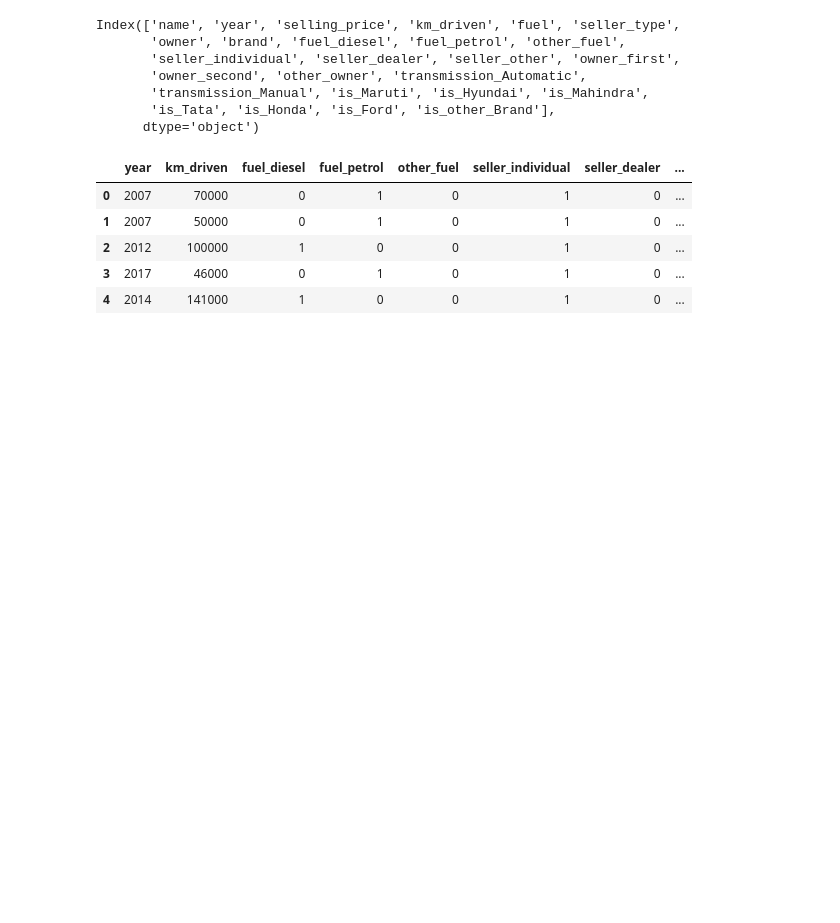
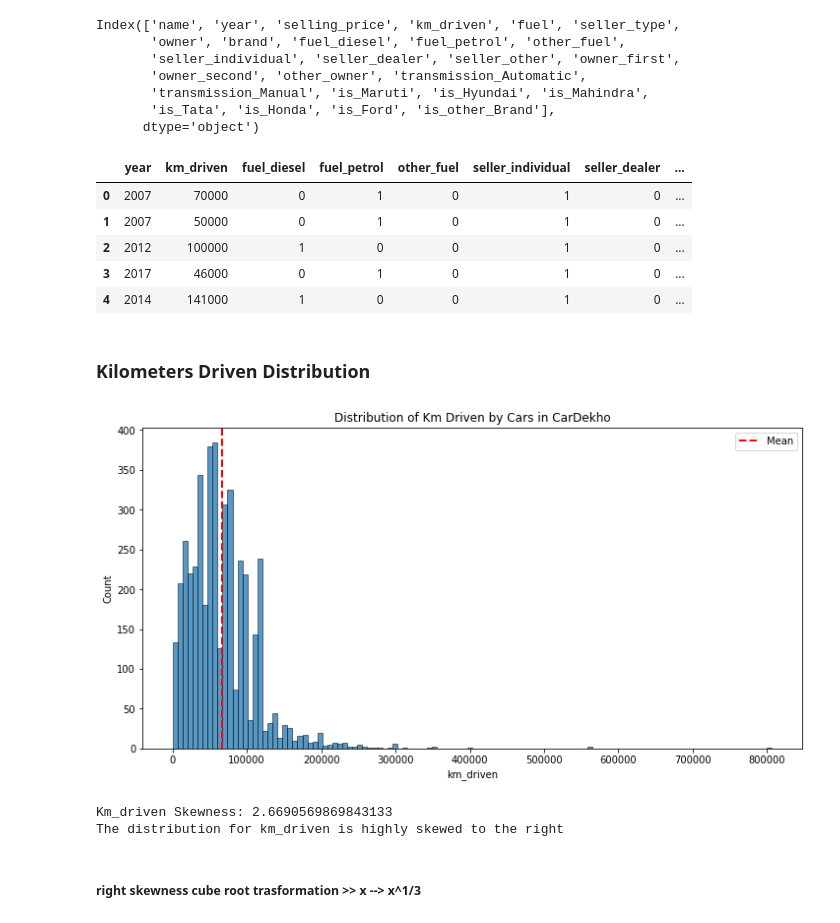
Before and after one commit to princeKike27/Car-Dekho-Dealership, a Jupyter notebook: CarDekhoDealership.ipynb, the cells around one changed output. Drawn from its saved outputs; the diff is of its cells as text; code cells hidden in the pictures; blank space fills up the shorter version.

```diff
--- a/CarDekhoDealership.ipynb
+++ b/CarDekhoDealership.ipynb
@@ -449,3 +449,25 @@ df_features.head()
 | 2 | 2012 | 100000 | 1 | 0 | 0 | 1 | 0 | ... |
 | 3 | 2017 | 46000 | 0 | 1 | 0 | 1 | 0 | ... |
 | 4 | 2014 | 141000 | 1 | 0 | 0 | 1 | 0 | ... |
+# %% [markdown]
+### Kilometers Driven Distribution
+# %%
+
+f, ax = plt.subplots(figsize=(12, 6))
+
+sns.histplot(df_features['km_driven'])
+plt.axvline(df_features['km_driven'].mean(), color='red', linewidth=2, linestyle='dashed', label='Mean')
+
+plt.title('Distribution of Km Driven by Cars in CarDekho')
+plt.legend()
+plt.show()
+# %% [output]
+[figure, added]
+# %%
+print(f'Km_driven Skewness: {df_features["km_driven"].skew()}')
+print('The distribution for km_driven is highly skewed to the right')
+# %% [output]
+Km_driven Skewness: 2.6690569869843133
+The distribution for km_driven is highly skewed to the right
+# %% [markdown]
+##### right skewness cube root trasformation >> x --> x^1/3
```
Also changed, not shown: parts of 1 cell of this notebook.
